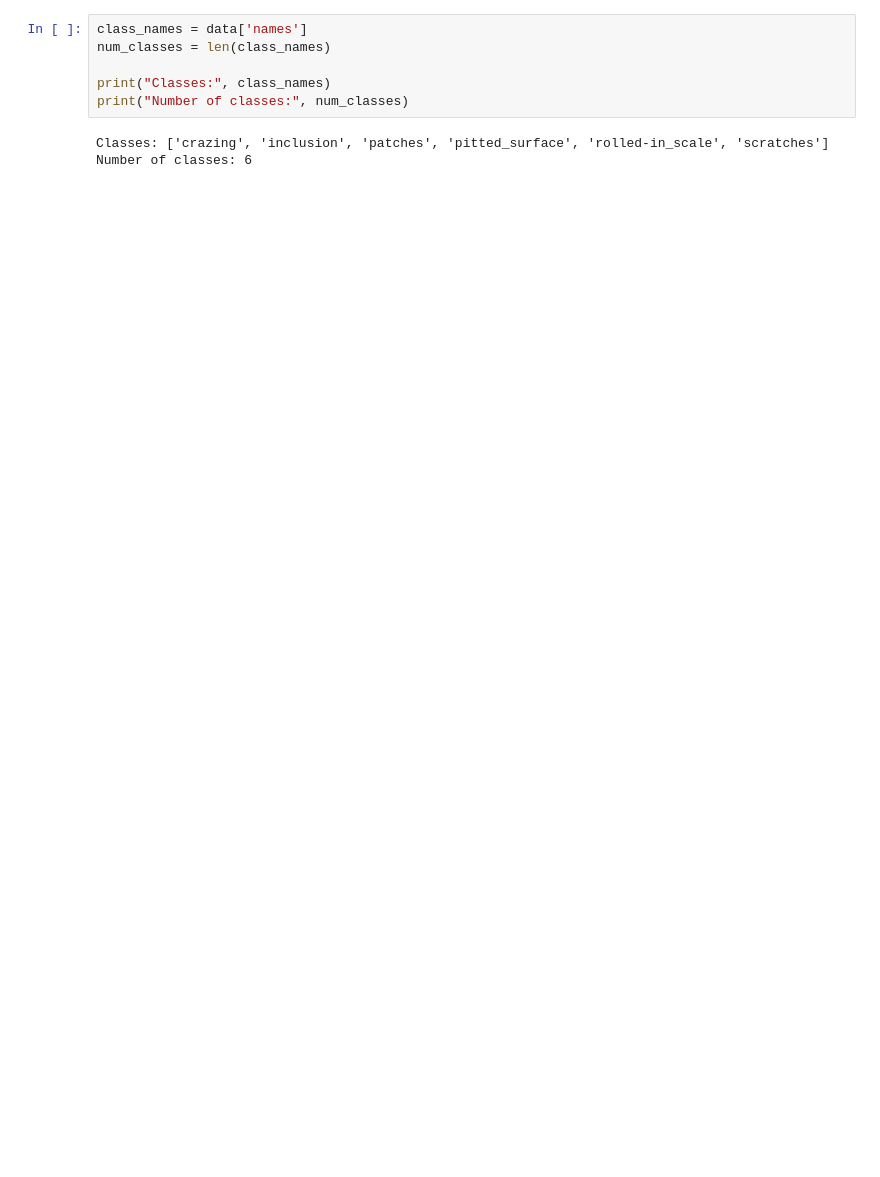
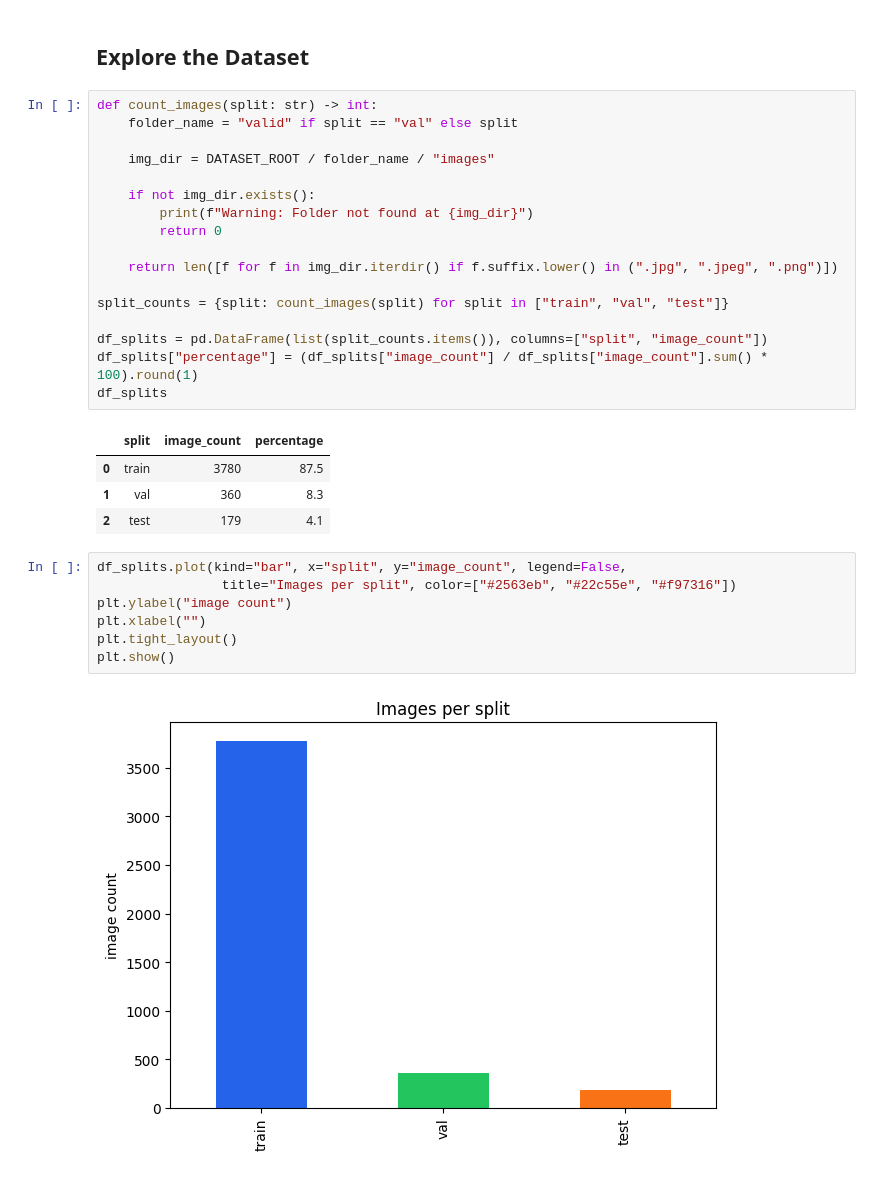
Before and after one commit to Hassan-Shoayb/FactoryEye-Real-Time-AI-Defect-Detection-System, a Jupyter notebook: notebooks/01_explore_dataset.ipynb, the cells around one changed output. Drawn from its saved outputs; the diff is of its cells as text; blank space fills up the shorter version.

```diff
--- a/notebooks/01_explore_dataset.ipynb
+++ b/notebooks/01_explore_dataset.ipynb
@@ -23,9 +58,33 @@ print(data)
+# %% [markdown]
+## Explore the Dataset
 # %%
-class_names = data['names']
-num_classes = len(class_names)
+def count_images(split: str) -> int:
+    folder_name = "valid" if split == "val" else split
 
-print("Classes:", class_names)
-print("Number of classes:", num_classes)
+    img_dir = DATASET_ROOT / folder_name / "images"
+
+    if not img_dir.exists():
+        print(f"Warning: Folder not found at {img_dir}")
+        return 0
+
+    return len([f for f in img_dir.iterdir() if f.suffix.lower() in (".jpg", ".jpeg", ".png")])
+
+split_counts = {split: count_images(split) for split in ["train", "val", "test"]}
+
+df_splits = pd.DataFrame(list(split_counts.items()), columns=["split", "image_count"])
+df_splits["percentage"] = (df_splits["image_count"] / df_splits["image_count"].sum() * 100).round(1)
+df_splits
 # %% [output]
-Classes: ['crazing', 'inclusion', 'patches', 'pitted_surface', 'rolled-in_scale', 'scratches']
-Number of classes: 6
+|  | split | image_count | percentage |
+| 0 | train | 3780 | 87.5 |
+| 1 | val | 360 | 8.3 |
+| 2 | test | 179 | 4.1 |
+# %%
+df_splits.plot(kind="bar", x="split", y="image_count", legend=False,
+                title="Images per split", color=["#2563eb", "#22c55e", "#f97316"])
+plt.ylabel("image count")
+plt.xlabel("")
+plt.tight_layout()
+plt.show()
+# %% [output]
+[figure, added]
```
Also changed, not shown: parts of 14 cells of this notebook.
